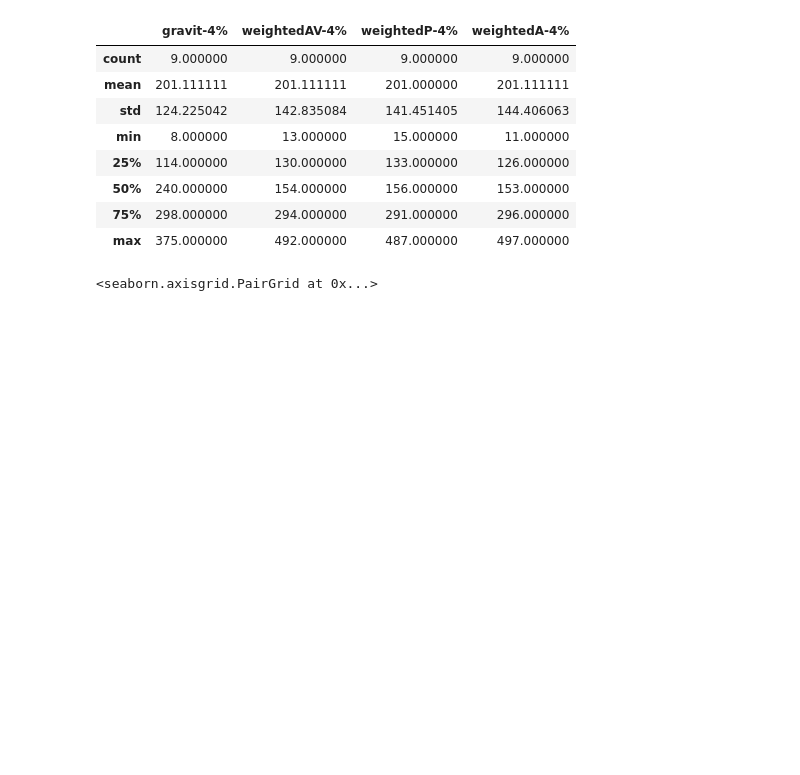
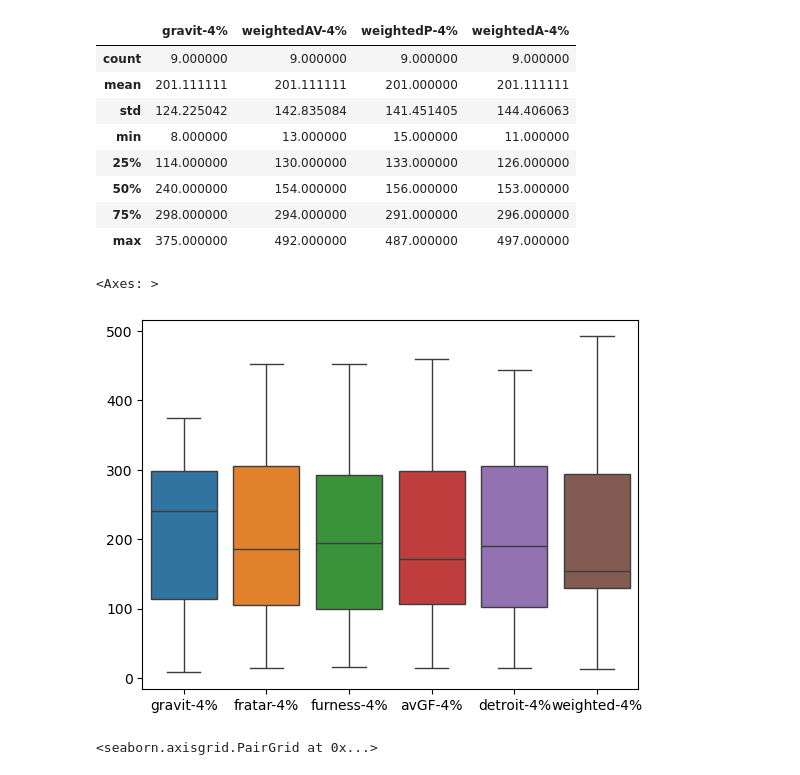
Before and after one commit to CristianColdea/transp_dem, a Jupyter notebook: transp_dem_stats.ipynb, the cells around one changed output. Saved outputs shown, nothing was run; the diff lists cells and outputs as text; code cells hidden in the pictures; blank space fills up the shorter version.

```diff
--- a/transp_dem_stats.ipynb
+++ b/transp_dem_stats.ipynb
@@ -908,6 +922,11 @@ wg_travs4.describe()
 | 50% | 240.000000 | 154.000000 | 156.000000 | 153.000000 |
 | 75% | 298.000000 | 294.000000 | 291.000000 | 296.000000 |
 | max | 375.000000 | 492.000000 | 487.000000 | 497.000000 |
+# %%
+sns.boxplot(all_travs4)
+# %% [output]
+<Axes: >
+[figure, added]
 # %%
 # plot of kernel density estimate (KDE) and regression between methods
 sns.pairplot(all_travs4, kind='reg', diag_kind='kde')
```
Also changed, not shown: parts of 10 cells of this notebook.
